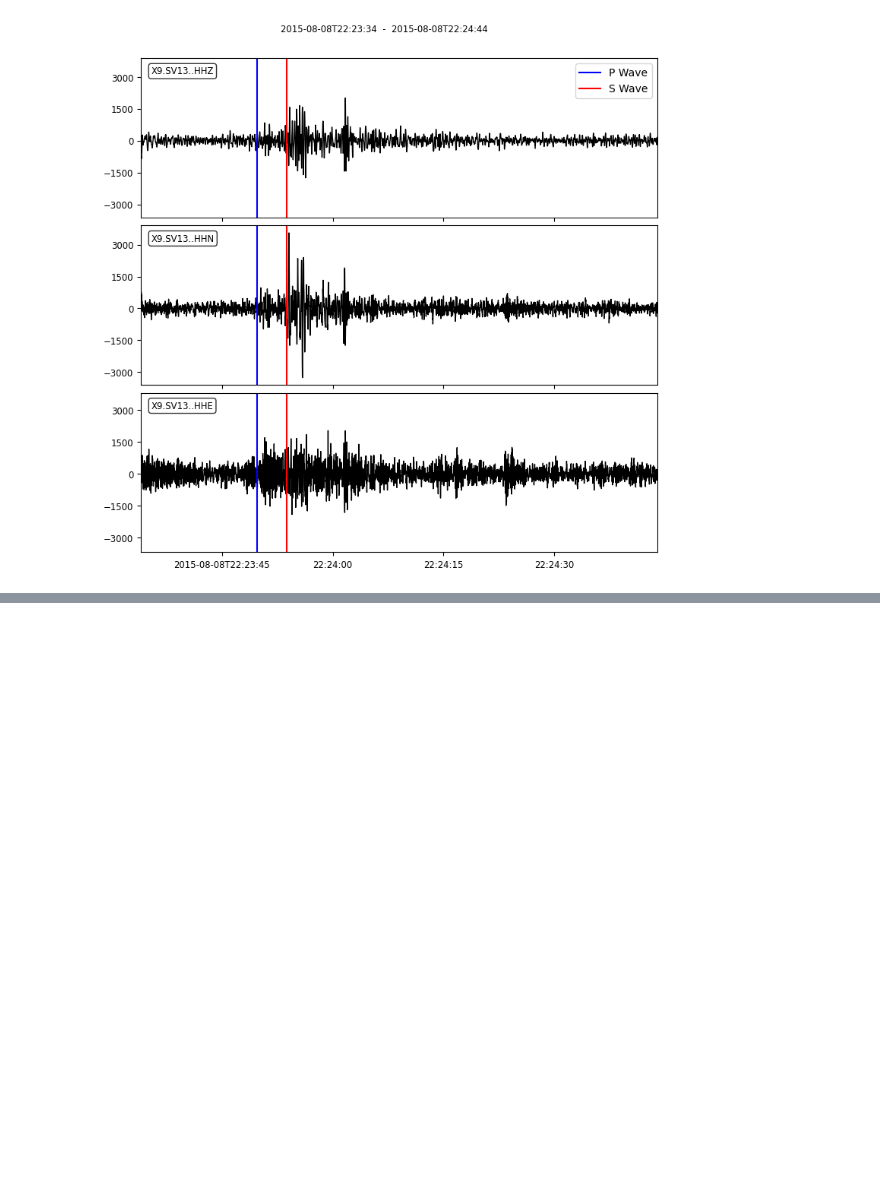
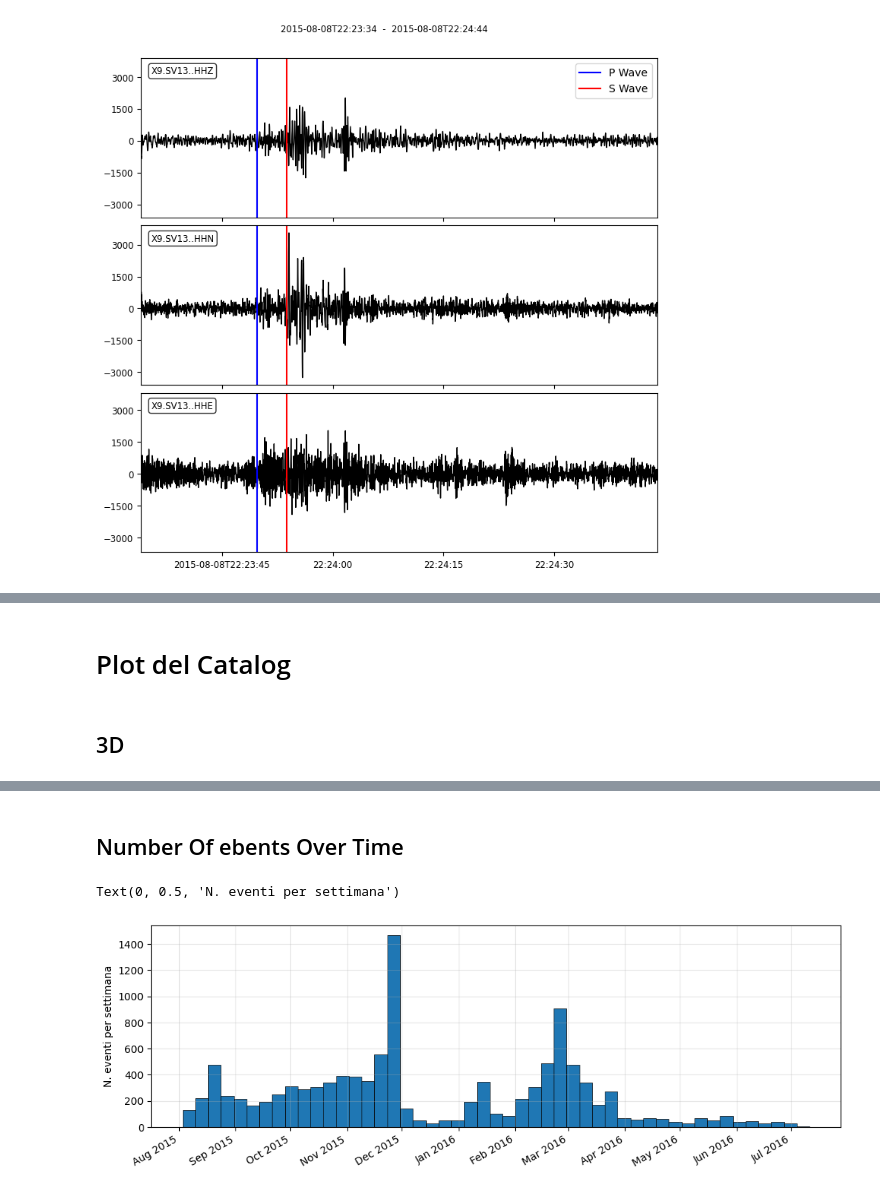
Before and after one commit to Mpinaz/Thesis, a Jupyter notebook: Tesi.ipynb, the cells around one changed output, grey strips where cells are left out. Saved outputs shown, nothing was run; the diff lists cells and outputs as text; code cells hidden in the pictures; blank space fills up the shorter version.

```diff
--- a/Tesi.ipynb
+++ b/Tesi.ipynb
@@ -202,3 +270,7 @@ plt.show()
+# %% [markdown]
+# Plot del Catalog
+# %% [markdown]
+## 3D
 # %%
 Latitudini = catalog["lat"].values
 Longitudini = catalog["lon"].values
@@ -221,3 +293,22 @@ fig.update_layout(
 fig.show()
 # %% [output]
 [interactive output not drawn]
+# %% [markdown]
+## Number Of ebents Over Time
+# %%
+counts = catalog["time"].dt.to_period("W").value_counts()
+counts.index = counts.index.to_timestamp()
+
+
+fig, ax = plt.subplots(figsize=(12, 4))
+
+ax.xaxis.set_major_locator(mdates.MonthLocator())          # un tick al mese
+ax.xaxis.set_major_formatter(mdates.DateFormatter("%b %Y"))
+fig.autofmt_xdate()
+
+ax.bar(counts.index, counts.values, width=7, align="edge", edgecolor="black", linewidth=0.5)
+ax.grid("on", alpha = 0.3)
+ax.set_ylabel("N. eventi per settimana")
+# %% [output]
+Text(0, 0.5, 'N. eventi per settimana')
+[figure, added]
```
Also changed, not shown: parts of 16 cells of this notebook.
